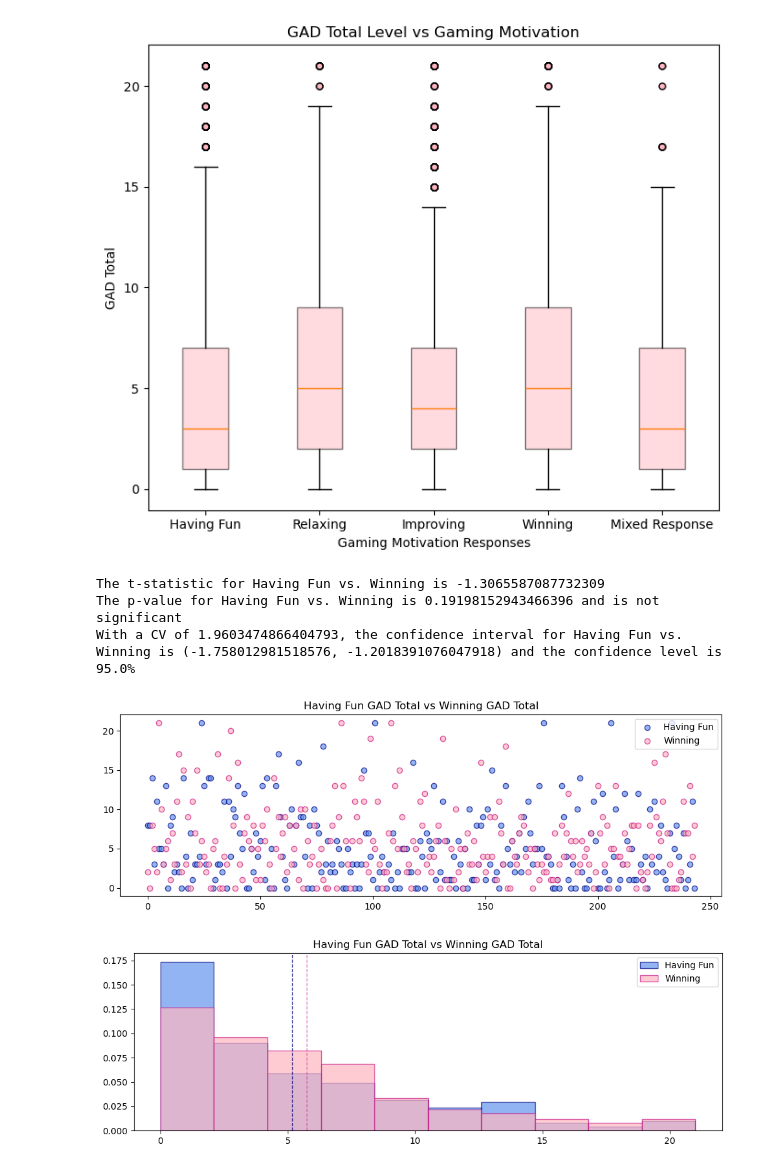
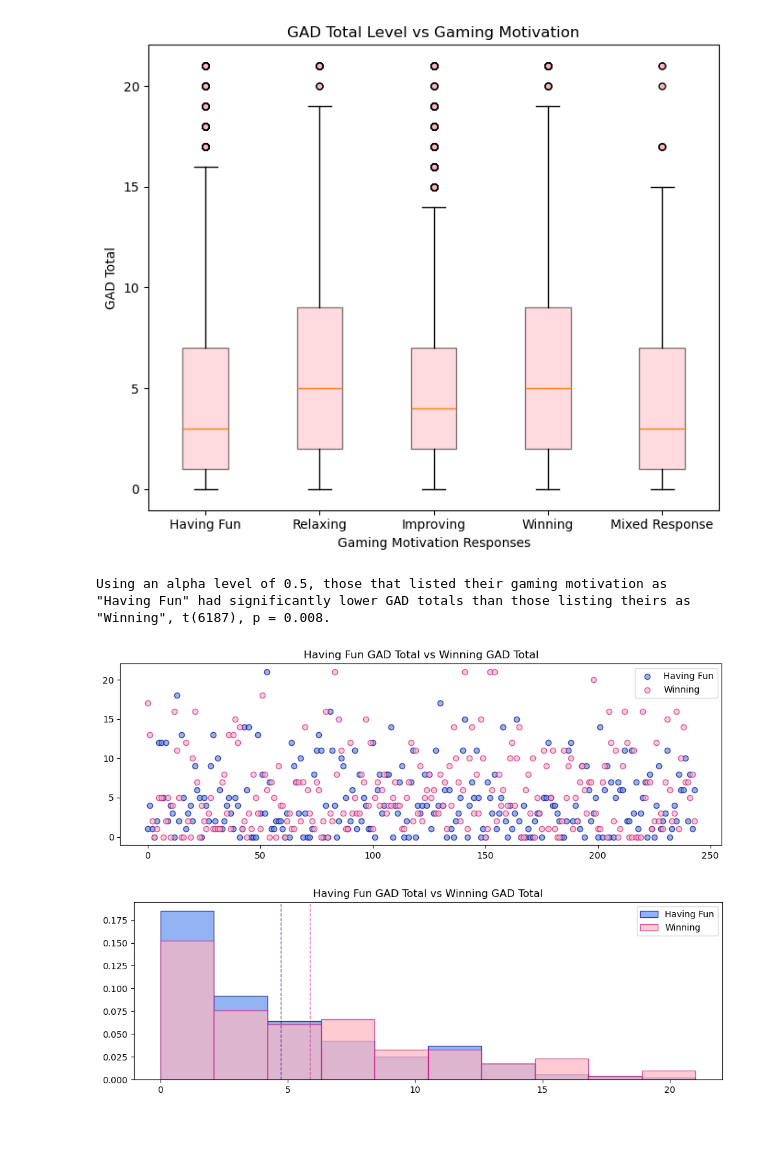
Before and after one commit to ComfyKoala/Project_1_Group_1, a Jupyter notebook: ashleys_analysis/ashleys_analysis.ipynb, the cells around one changed output. Drawn from its saved outputs; the diff is of its cells as text; code cells hidden in the pictures; blank space fills up the shorter version.

```diff
--- a/ashleys_analysis/ashleys_analysis.ipynb
+++ b/ashleys_analysis/ashleys_analysis.ipynb
@@ -552,53 +552,57 @@ def ttestdata(pop1, pop2, label1, label2):
     plt.subplot(2, 1, 1)
     plt.scatter(range(len(sample_pop1)), sample_pop1, label= label1, marker="o", color= 'cornflowerblue', edgecolor='navy', alpha = 0.7)
     plt.scatter(range(len(sample_pop2)), sample_pop2, label= label2, marker="o", color= 'lightpink', edgecolor='mediumvioletred', alpha = 0.7)
     plt.legend(loc = 'best')
     plt.title(f"{label1} GAD Total vs {label2} GAD Total")
 
     #making histogram of data
     plt.figure(figsize=(12, 8))
     plt.subplot(2, 1, 2)
     plt.hist(sample_pop1, 10, density=True, alpha=0.7, label= label1, color = 'cornflowerblue', edgecolor='navy')
     plt.hist(sample_pop2, 10, density=True, alpha=0.7, label= label2, color = 'lightpink', edgecolor='mediumvioletred')
     plt.axvline(np.mean(sample_pop1), color='navy', linestyle='dashed', linewidth=1, alpha = 0.7)
     plt.axvline(np.mean(sample_pop2), color='mediumvioletred', linestyle='dashed', linewidth=1, alpha = 0.7)
     plt.legend(loc= 'best')
     plt.title(f"{label1} GAD Total vs {label2} GAD Total")
     plt.tight_layout
 
-    #finding confidence intervals, t-statistic, and p-value
+    #t-statistic, and p-value
     t_statistic, p_value = stats.ttest_ind(sample_pop1, sample_pop2, equal_var=False)
 
+    #calculating degrees of freedom
+    deg_freedom = len(pop1) + len(pop2) -2
+
+    #structuring sentence output
+
+    #determining words higher or lower based on t-statistic
+    hi_lo = ""
+    if (t_statistic < 0):
+        hi_lo = "lower"
+    else:
+        hi_lo = "higher"
+
+    #determining which sentence to output based on p-value
     psig = ""
 
     if (p_value < 0.05):
-        psig = "and is significant"
+        psig = f'Using an alpha level of 0.5, those that listed their gaming motivation as "{label1}" ' \
+                f'had significantly {hi_lo} GAD totals than those listing theirs as "{label2}", ' \
+                f't({round(deg_freedom, 3)}), p = {round(p_value, 3)}.'
     else:
-        psig = "and is not significant"
+        psig = f'The relationship between {label1} and {label2} as gaming motivation was found to be not significant, t({round(deg_freedom, 3)}), p = {round(p_value, 3)}.'
 
-    #finding confidence intervals and levels
-    mean_diff = np.mean(pop1) - np.mean(pop2)
-    std_err = np.sqrt(np.var(pop1)/len(pop1) + np.var(pop2)/len(pop2))
-    alpha = 0.05 #(for 95% confidence interval)
-    deg_freedom = len(pop1) + len(pop2) -2
-    critical_value = stats.t.ppf(1 - alpha/2, deg_freedom)
-    margin_of_error = stats.t.ppf(0.975, len(pop1) + len(pop2) - 2) * std_err
-    confidence_interval = (mean_diff - margin_of_error, mean_diff + margin_of_error)
-    confidence_level = (1 - alpha) * 100
+    print(psig)
 
-    print(f"The t-statistic for {label1} vs. {label2} is {t_statistic}")
-    print(f"The p-value for {label1} vs. {label2} is {p_value} {psig}")
-    print(f"With a CV of {critical_value}, the confidence interval for {label1} vs. {label2} is {confidence_interval} and the confidence level is {confidence_level}%")
+
+
 
 
 
 ttestdata(fun_pop, win_pop, "Having Fun", "Winning")
 # %% [output]
-The t-statistic for Having Fun vs. Winning is -1.3065587087732309
-The p-value for Having Fun vs. Winning is 0.19198152943466396 and is not significant
-With a CV of 1.9603474866404793, the confidence interval for Having Fun vs. Winning is (-1.758012981518576, -1.2018391076047918) and the confidence level is 95.0%
+Using an alpha level of 0.5, those that listed their gaming motivation as "Having Fun" had significantly lower GAD totals than those listing theirs as "Winning", t(6187), p = 0.008.
-[figure, old version]
+[figure, new version]
-[figure, old version]
+[figure, new version]
 # %%
 ttestdata(improve_pop, relax_pop, "Improving", "Relaxing")
 # %% [output]
```
Also changed, not shown: parts of 3 cells of this notebook.
